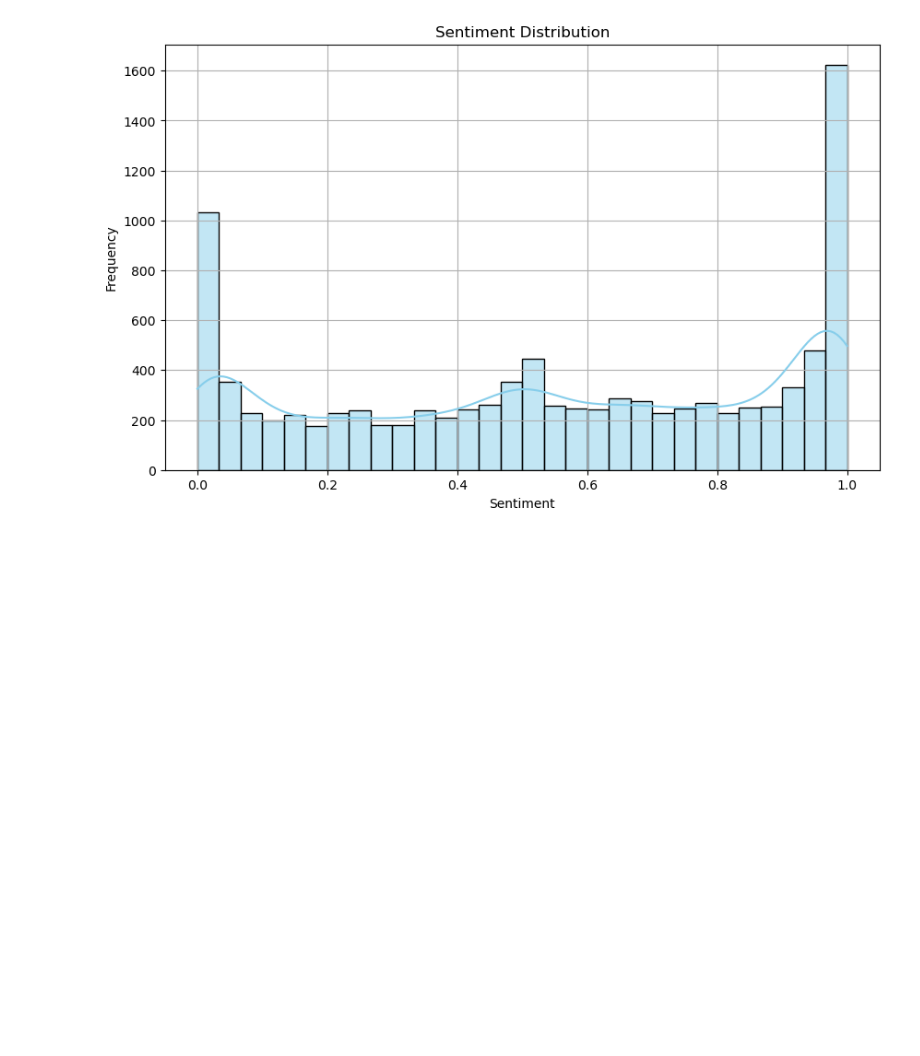
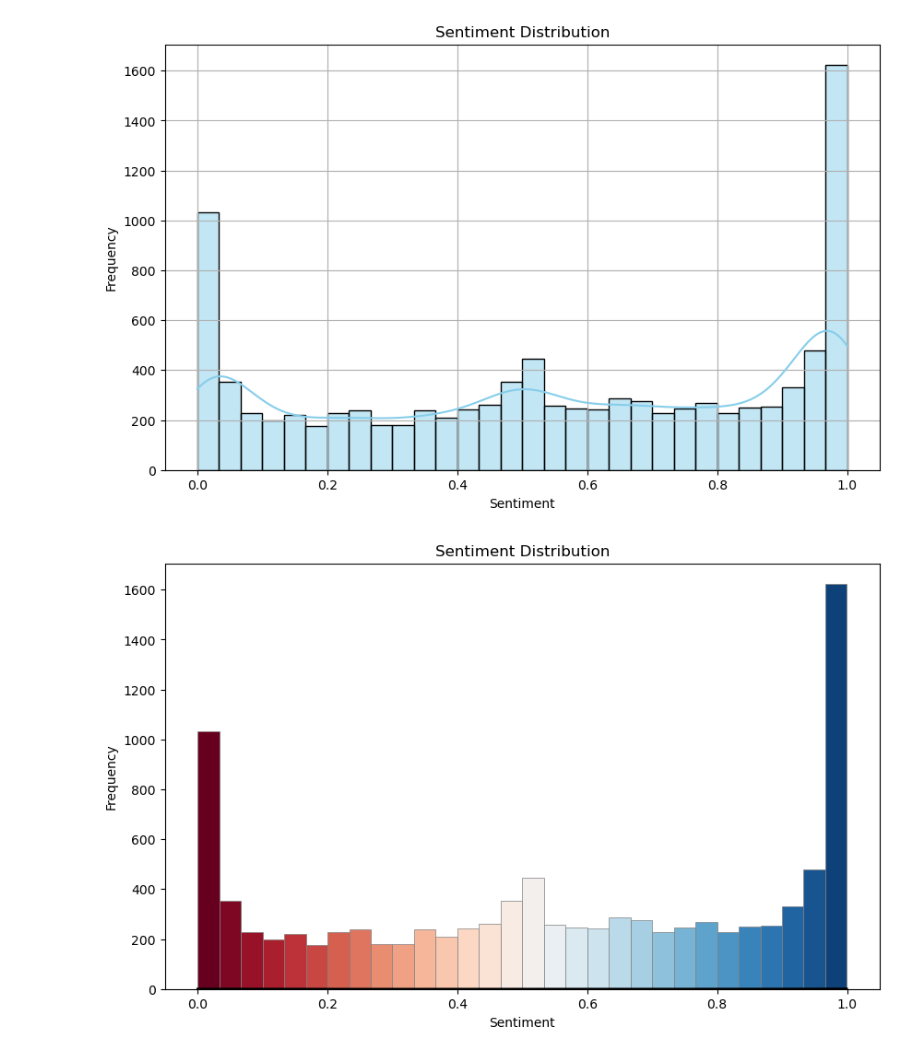
Before and after one commit to Jordanbarker/jordanbarker.github.io, a Jupyter notebook: Jupyter_Notebooks/Wiki_Sentiment.ipynb, the cells around one changed output. Cells and saved outputs as stored; diff of their text form; code cells hidden in the pictures; blank space fills up the shorter version.

```diff
--- a/Jupyter_Notebooks/Wiki_Sentiment.ipynb
+++ b/Jupyter_Notebooks/Wiki_Sentiment.ipynb
@@ -162,0 +165,32 @@ plt.show()
+# %%
+import matplotlib.pyplot as plt
+import seaborn as sns
+import numpy as np
+from matplotlib.colors import LinearSegmentedColormap
+import matplotlib.patches as patches
+
+data = df['Sentiment']
+cmap = LinearSegmentedColormap.from_list('custom_cmap', RdBu)
+
+counts, bins = np.histogram(data, bins=30)
+norm_bins = (bins - bins.min()) / (bins.max() - bins.min())
+plt.figure(figsize=(10, 6))
+
+# Plot each bin as a separate patch with color from the colormap
+for i in range(len(counts)):
+    plt.gca().add_patch(
+        patches.Rectangle(
+            (bins[i], 0), np.diff(bins)[i], counts[i],
+            edgecolor='gray', facecolor=cmap(norm_bins[i]), lw=0.5
+        )
+    )
+
+sns.kdeplot(data, color="k", clip=(0, 1))
+
+plt.title('Sentiment Distribution')
+plt.xlabel('Sentiment')
+plt.ylabel('Frequency')
+# plt.grid(True)
+plt.show()
+# %% [output]
+[figure, added]
```
Also changed, not shown: parts of 7 cells of this notebook.
